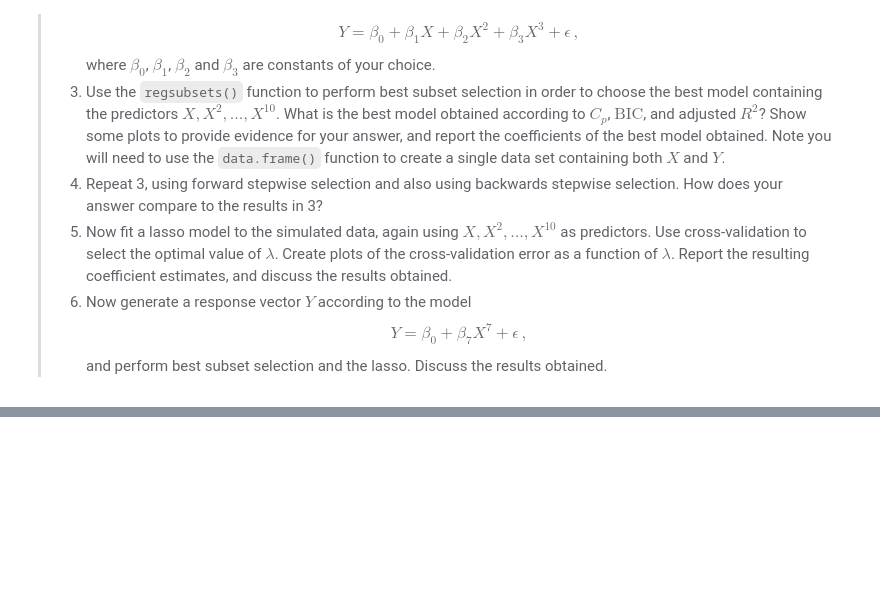
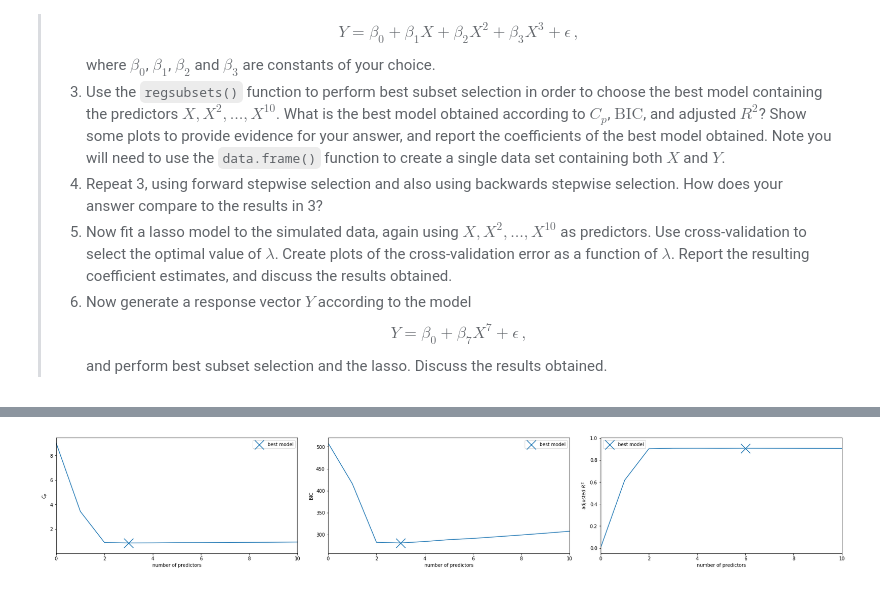
Before and after one commit to HerrBroekman/Python-solutions-for-An-Introduction-to-Statistical-Learning, a Jupyter notebook: Chapter6/Exercise08/6_8.ipynb, the cells around one changed output, grey strips where cells are left out. Drawn from its saved outputs; the diff is of its cells as text; code cells hidden in the pictures; blank space fills up the shorter version.

```diff
--- a/Chapter6/Exercise08/6_8.ipynb
+++ b/Chapter6/Exercise08/6_8.ipynb
@@ -23,0 +148,25 @@
+# %%
+# df_best_submodels
+df_best_C_p = df_best_submodels[df_best_submodels['C_p'] == df_best_submodels['C_p'].min()]
+df_best_BIC = df_best_submodels[df_best_submodels['BIC'] == df_best_submodels['BIC'].min()]
+df_best_R_sq_adj = df_best_submodels[df_best_submodels['adj R^2'] == df_best_submodels['adj R^2'].max()]
+
+numberOfSubplots = 3
+fig, [ax1, ax2, ax3] = plt.subplots(1, numberOfSubplots, constrained_layout=True, figsize=(8*numberOfSubplots, 4))
+
+_ = df_best_submodels['C_p'].plot(ax=ax1, label='')
+_ = ax1.scatter(x=df_best_C_p.index[0], y=df_best_C_p['C_p'].iloc[0], marker='x', s=400, label='best model')
+_ = ax1.set_ylabel(r'$C_p$')
+_ = ax1.legend()
+
+_ = df_best_submodels['BIC'].plot(ax=ax2, label='')
+_ = ax2.scatter(x=df_best_BIC.index[0], y=df_best_BIC['BIC'].iloc[0], marker='x', s=400, label='best model')
+_ = ax2.set_ylabel(r'$\mathrm{BIC}$')
+_ = ax2.legend()
+
+_ = df_best_submodels['adj R^2'].plot(ax=ax3, label='')
+_ = ax3.scatter(x=df_best_R_sq_adj.index[0], y=df_best_R_sq_adj['adj R^2'].iloc[0], marker='x', s=400, label='best model')
+_ = ax3.set_ylabel(r'adjusted $R^2$')
+_ = ax3.legend()
+# %% [output]
+[figure, added]
```
Also changed, not shown: parts of 18 cells of this notebook, 1 other file.
